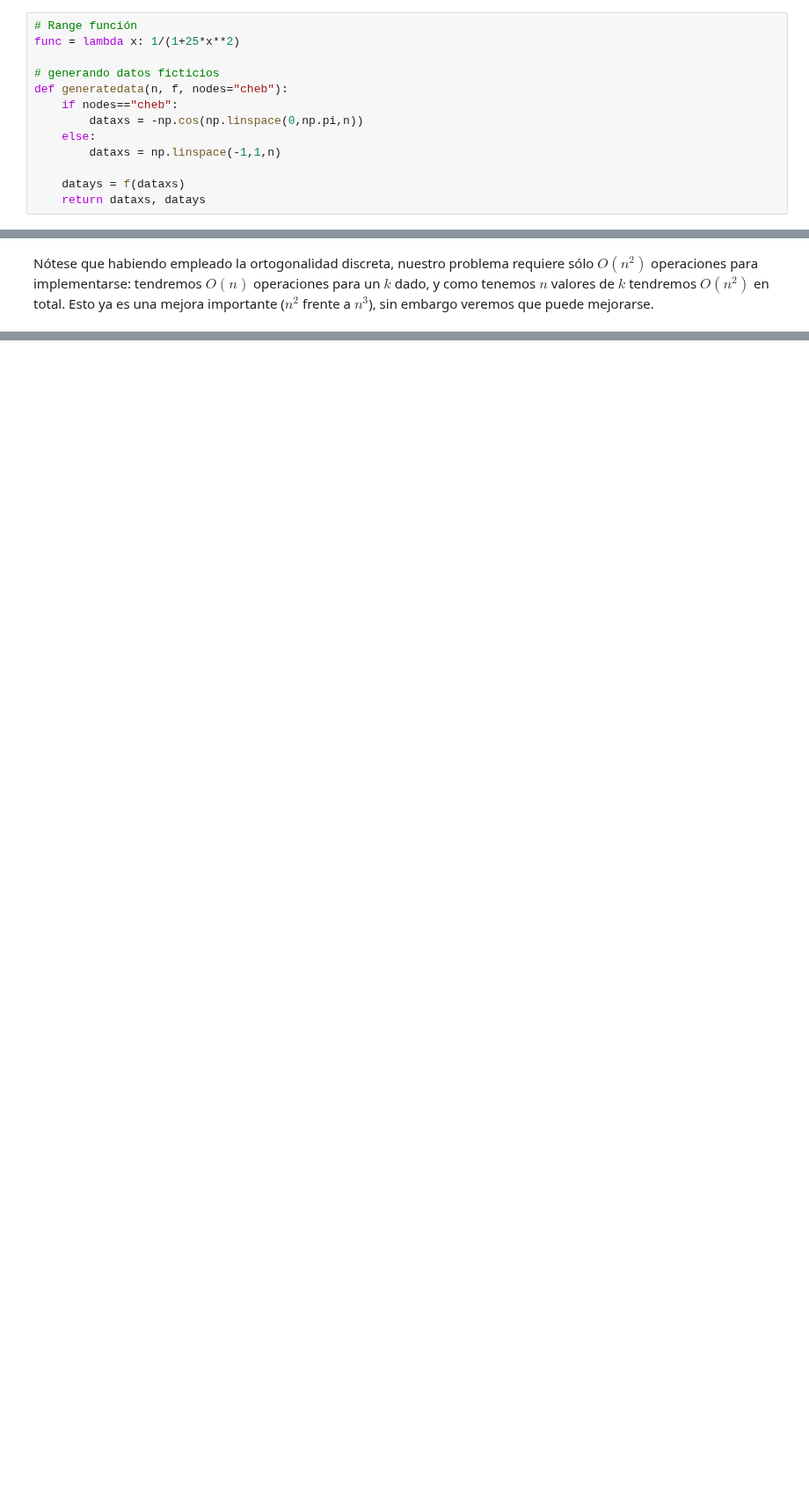
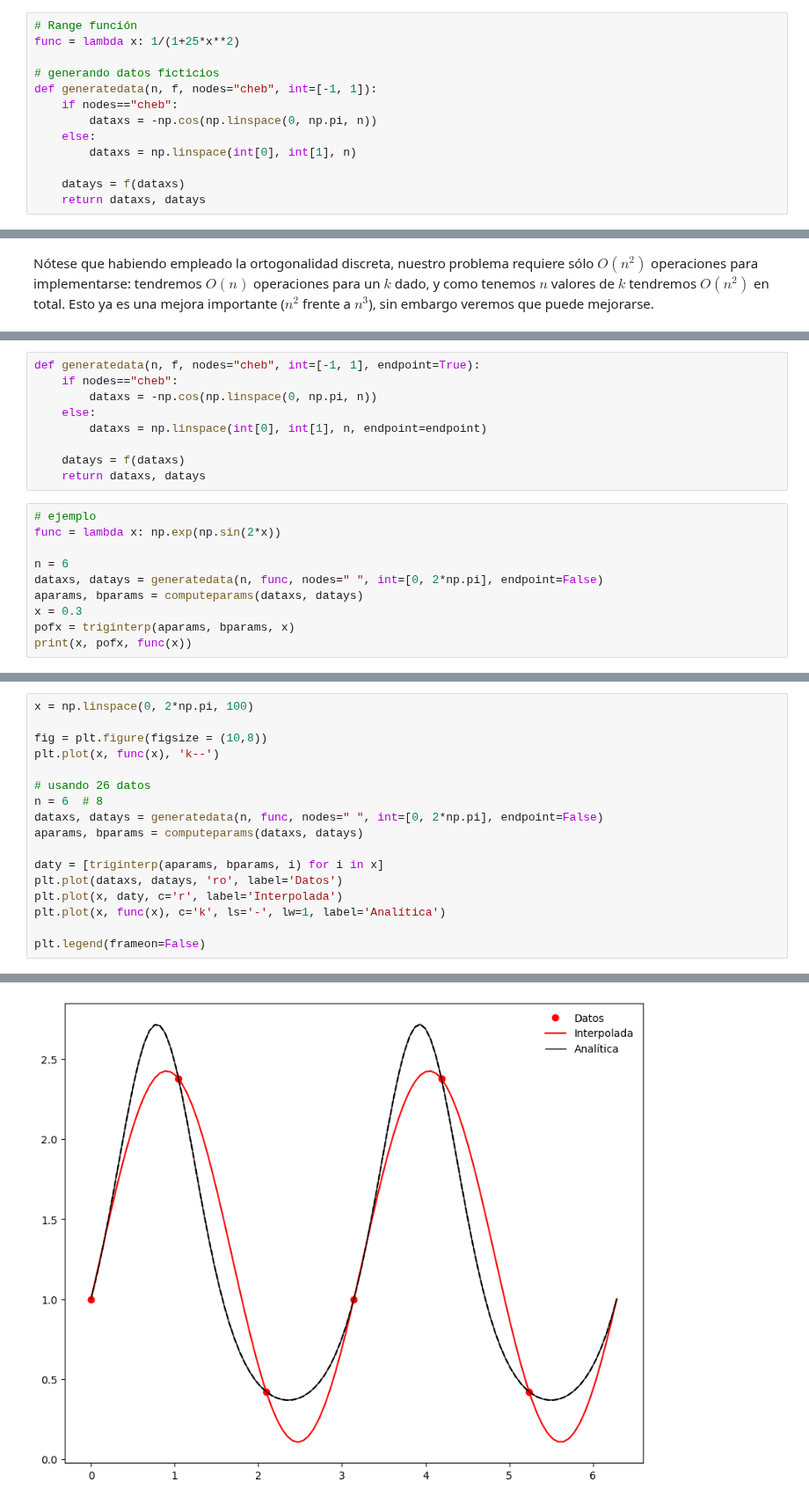
Before and after one commit to Mandy8808/Metodos_Numericos_2024, a Jupyter notebook: Lectures/Primer_Bloque/Lecture_part5.ipynb, the cells around one changed output, grey strips where cells are left out. Shown at 88% size. Cells and saved outputs as stored; diff of their text form; blank space fills up the shorter version.

```diff
--- a/Lectures/Primer_Bloque/Lecture_part5.ipynb
+++ b/Lectures/Primer_Bloque/Lecture_part5.ipynb
@@ -131,11 +131,11 @@ def bary(dataxs, datays, ws, x):
 func = lambda x: 1/(1+25*x**2)
 
 # generando datos ficticios
-def generatedata(n, f, nodes="cheb"):
+def generatedata(n, f, nodes="cheb", int=[-1, 1]):
     if nodes=="cheb":
-        dataxs = -np.cos(np.linspace(0,np.pi,n))
+        dataxs = -np.cos(np.linspace(0, np.pi, n))
     else:
-        dataxs = np.linspace(-1,1,n)
+        dataxs = np.linspace(int[0], int[1], n)
 
     datays = f(dataxs)
     return dataxs, datays
@@ -618,0 +639,19 @@ Nótese que  habiendo empleado la ortogonalidad discreta, nuestro problema requi
+# %%
+def generatedata(n, f, nodes="cheb", int=[-1, 1], endpoint=True):
+    if nodes=="cheb":
+        dataxs = -np.cos(np.linspace(0, np.pi, n))
+    else:
+        dataxs = np.linspace(int[0], int[1], n, endpoint=endpoint)
+
+    datays = f(dataxs)
+    return dataxs, datays
+# %%
+# ejemplo
+func = lambda x: np.exp(np.sin(2*x))
+
+n = 6
+dataxs, datays = generatedata(n, func, nodes=" ", int=[0, 2*np.pi], endpoint=False)
+aparams, bparams = computeparams(dataxs, datays)
+x = 0.3
+pofx = triginterp(aparams, bparams, x)
+print(x, pofx, func(x))
@@ -618,0 +660,18 @@ Nótese que  habiendo empleado la ortogonalidad discreta, nuestro problema requi
+# %%
+x = np.linspace(0, 2*np.pi, 100)
+
+fig = plt.figure(figsize = (10,8))
+plt.plot(x, func(x), 'k--')
+
+# usando 26 datos
+n = 6  # 8
+dataxs, datays = generatedata(n, func, nodes=" ", int=[0, 2*np.pi], endpoint=False)
+aparams, bparams = computeparams(dataxs, datays)
+
+daty = [triginterp(aparams, bparams, i) for i in x]
+plt.plot(dataxs, datays, 'ro', label='Datos')
+plt.plot(x, daty, c='r', label='Interpolada')
+plt.plot(x, func(x), c='k', ls='-', lw=1, label='Analítica')
+
+plt.legend(frameon=False)
+# %% [output]
@@ -618,0 +679 @@ Nótese que  habiendo empleado la ortogonalidad discreta, nuestro problema requi
+[figure, added]
```
Also changed, not shown: parts of 6 cells of this notebook, 1 other file.
